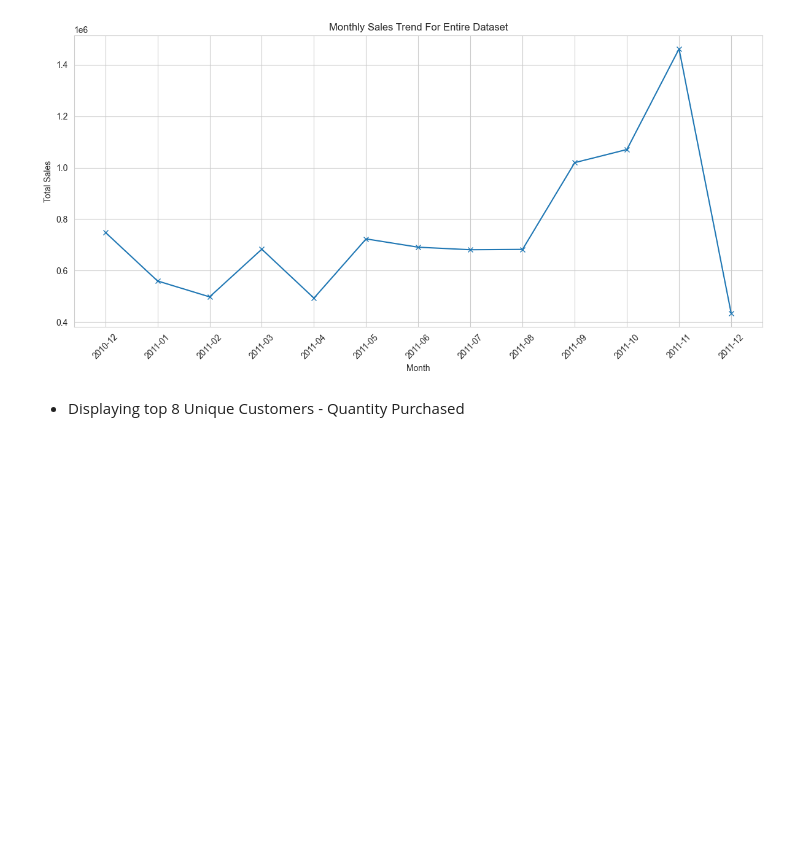
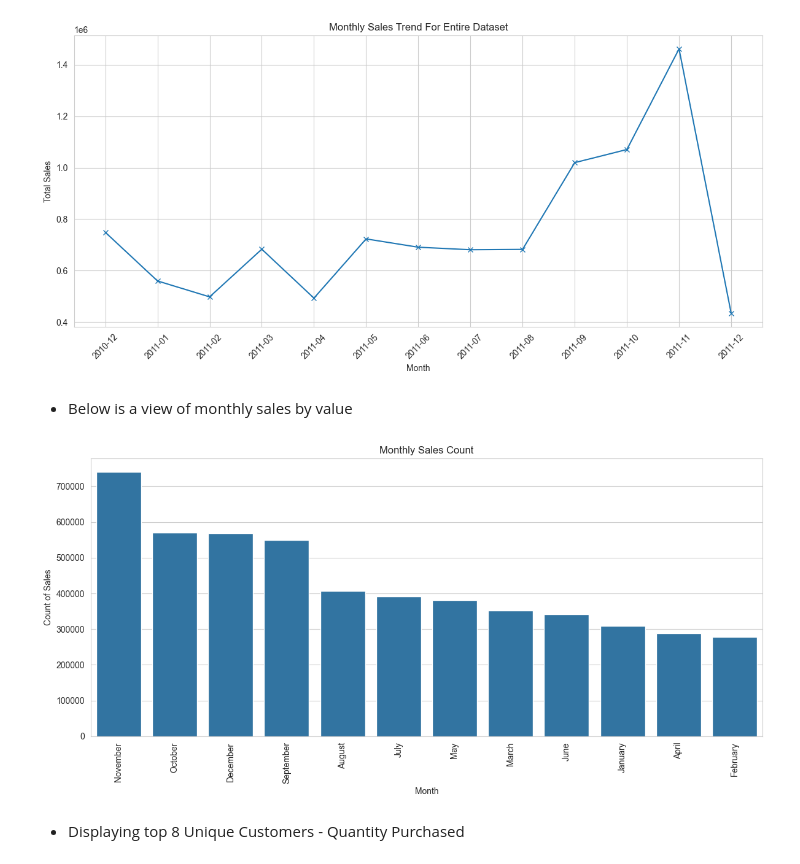
Before and after one commit to mobess12/Hackathon1, a Jupyter notebook: jupyter_notebooks/ETL.ipynb, the cells around one changed output. Saved outputs shown, nothing was run; the diff lists cells and outputs as text; code cells hidden in the pictures; blank space fills up the shorter version.

Commit message:
all basic charts completed

```diff
--- a/jupyter_notebooks/ETL.ipynb
+++ b/jupyter_notebooks/ETL.ipynb
@@ -254,6 +254,23 @@ plt.tight_layout()
 plt.show()
 # %% [output]
 [figure]
+# %% [markdown]
+* Below is a view of monthly sales by value
+# %%
+clean_data['Month'] = clean_data['InvoiceDate'].dt.month_name() #get month name
+
+monthly_sales_count = clean_data.groupby('Month')['Quantity'].sum().sort_values(ascending=False) #calculate monthly sales
+
+plt.figure(figsize=(12, 6)) #size
+sns.barplot(x=monthly_sales_count.index, y=monthly_sales_count.values) #plits bar chart using month name and quantity sold
+plt.title('Monthly Sales Count') #title
+plt.xlabel('Month')
+plt.ylabel('Count of Sales')
+plt.xticks(rotation=90) #rotate label
+plt.tight_layout()
+plt.show()
+# %% [output]
+[figure, added]
 # %% [markdown]
 * Displaying top 8 Unique Customers - Quantity Purchased
 # %%
```
Also changed, not shown: parts of 10 cells of this notebook.
